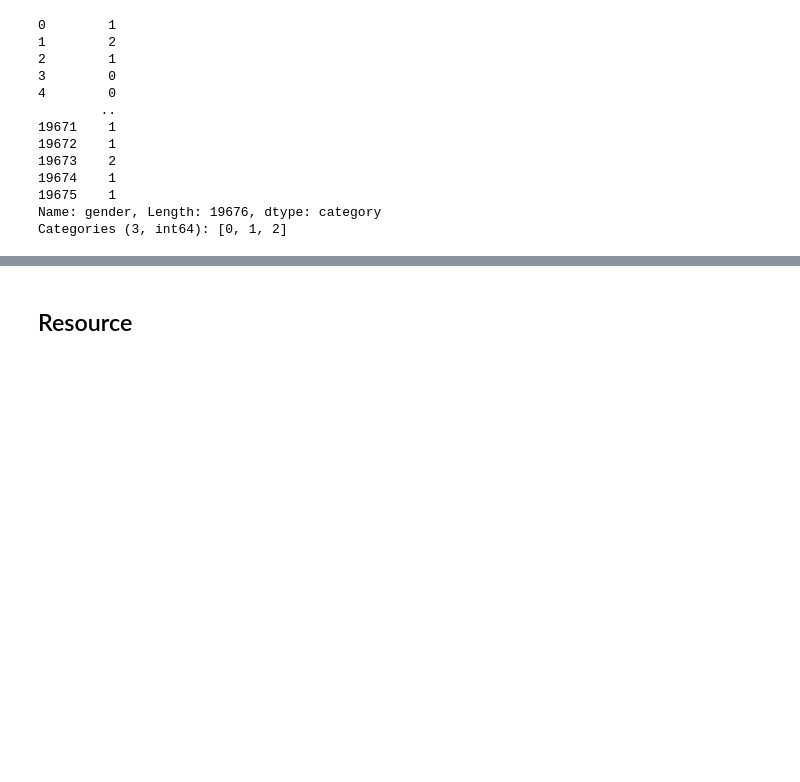
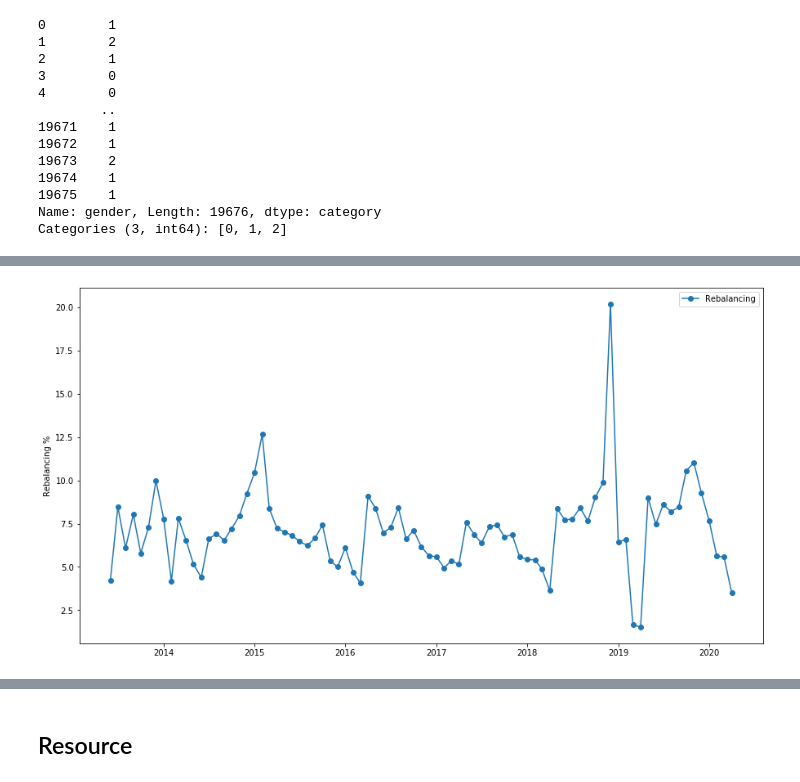
Before and after one commit to Data-Science-Link/project_bike_rental_analysis, a Jupyter notebook: scripts/workspace/Tin_Alex/EDA.ipynb, the cells around one changed output, grey strips where cells are left out. Saved outputs shown, nothing was run; the diff lists cells and outputs as text; code cells hidden in the pictures; blank space fills up the shorter version.

```diff
--- a/scripts/workspace/Tin_Alex/EDA.ipynb
+++ b/scripts/workspace/Tin_Alex/EDA.ipynb
@@ -155,0 +209,11 @@ True
+# %%
+import matplotlib.pyplot as plt
+
+plt.figure(figsize=(15,8))
+plt.plot_date(full.year_month,full.percent, label='Rebalancing', ls='solid')
+plt.ylabel('Rebalancing %')
+plt.legend()
+plt.show()
+# plt.savefig('rebalance.png')
+# %% [output]
+[figure, added]
```
Also changed, not shown: parts of 21 cells of this notebook, 2 other files.
